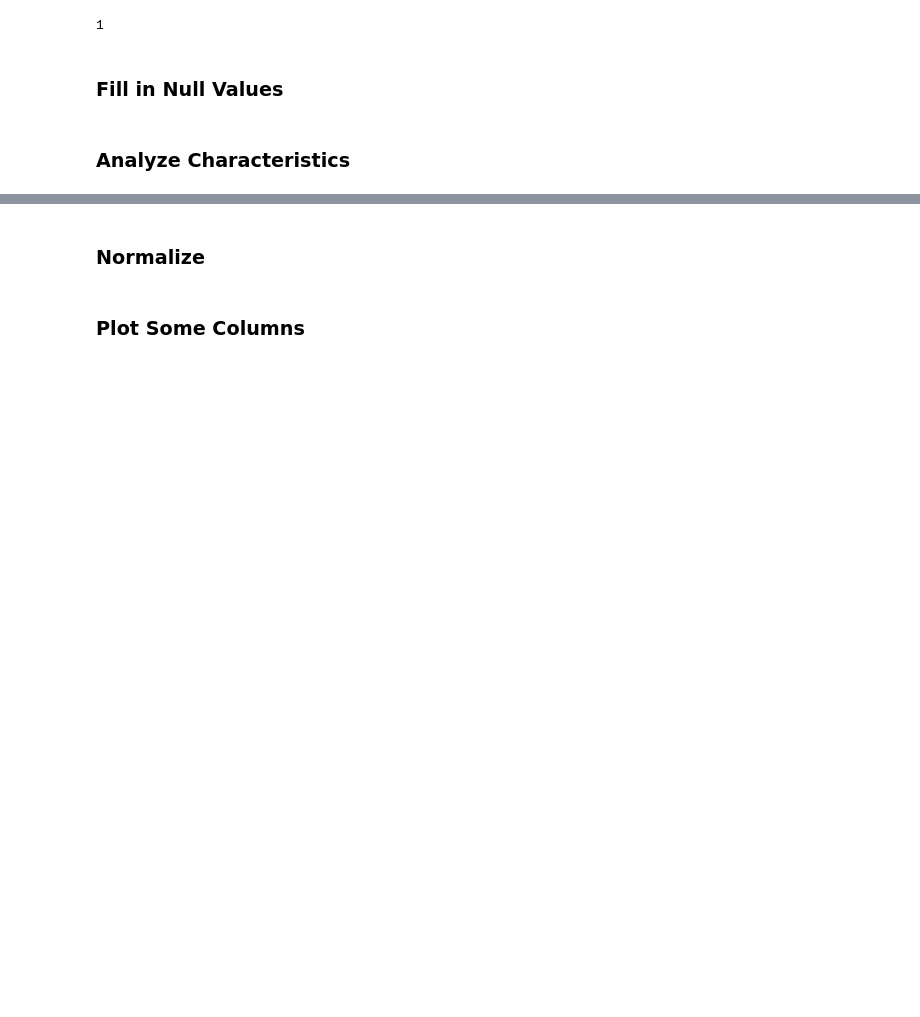
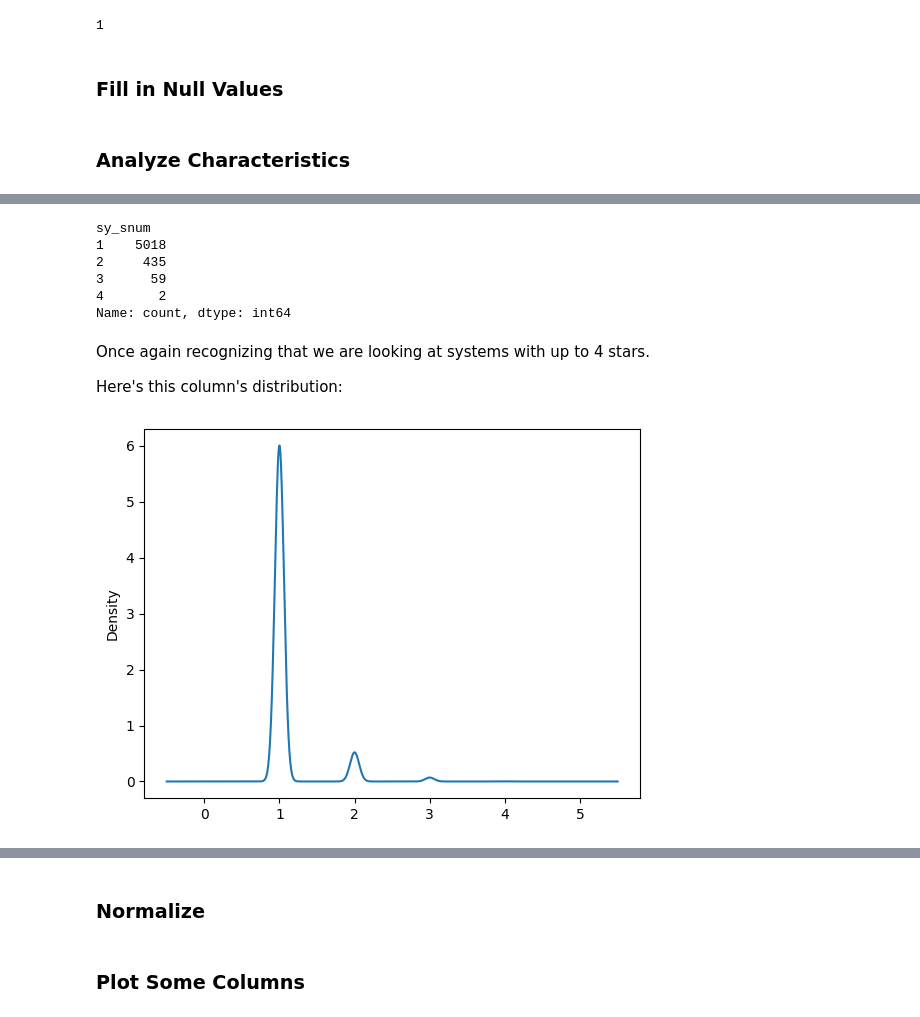
Before and after one commit to stjohnfinn/Aquifer, a Jupyter notebook: k-means_clustering.ipynb, the cells around one changed output, grey strips where cells are left out. Saved outputs shown, nothing was run; the diff lists cells and outputs as text; code cells hidden in the pictures; blank space fills up the shorter version.

Commit message:
add more data formatting and stuff

```diff
--- a/k-means_clustering.ipynb
+++ b/k-means_clustering.ipynb
@@ -267,0 +280,17 @@ for column in data.columns:
+# %%
+data['sy_snum'].value_counts()
+# %% [output]
+sy_snum
+1    5018
+2     435
+3      59
+4       2
+Name: count, dtype: int64
+# %% [markdown]
+Once again recognizing that we are looking at systems with up to 4 stars.
+
+Here's this column's distribution:
+# %%
+data['sy_snum'].plot(kind='kde');
+# %% [output]
+[figure, added]
```
Also changed, not shown: parts of 2 cells of this notebook.
